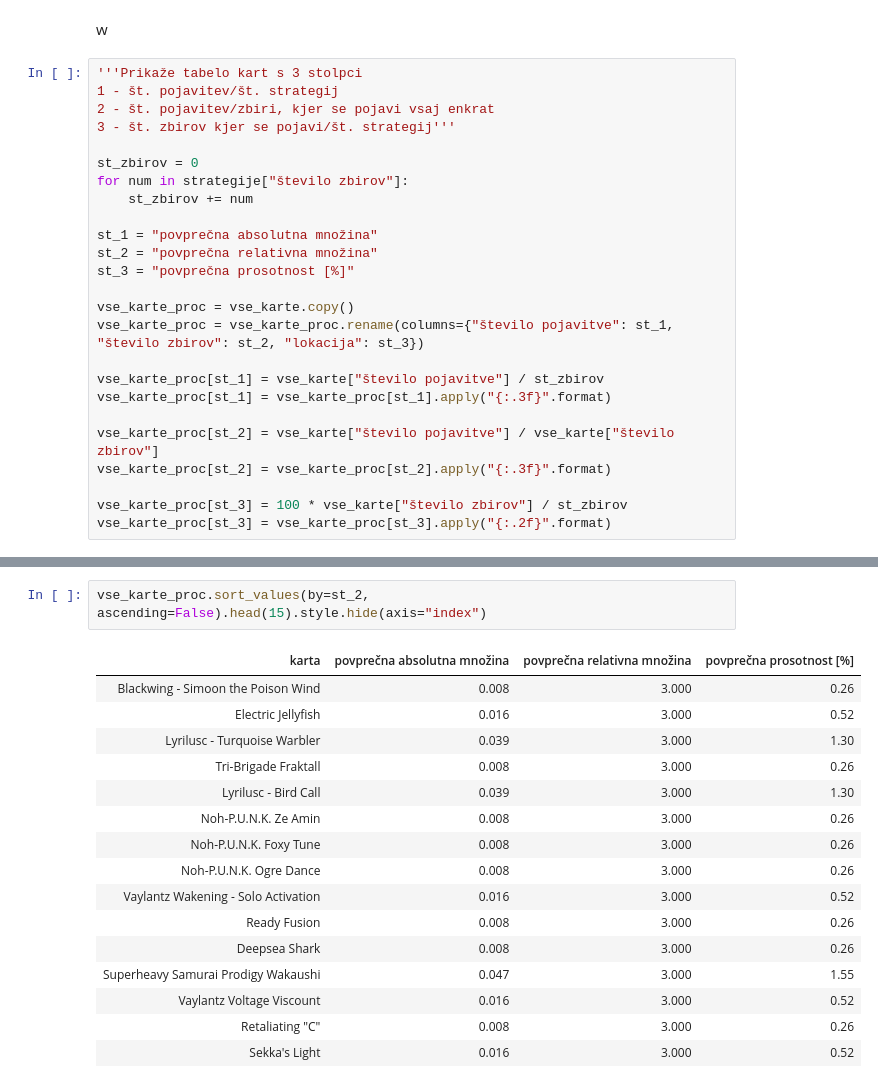
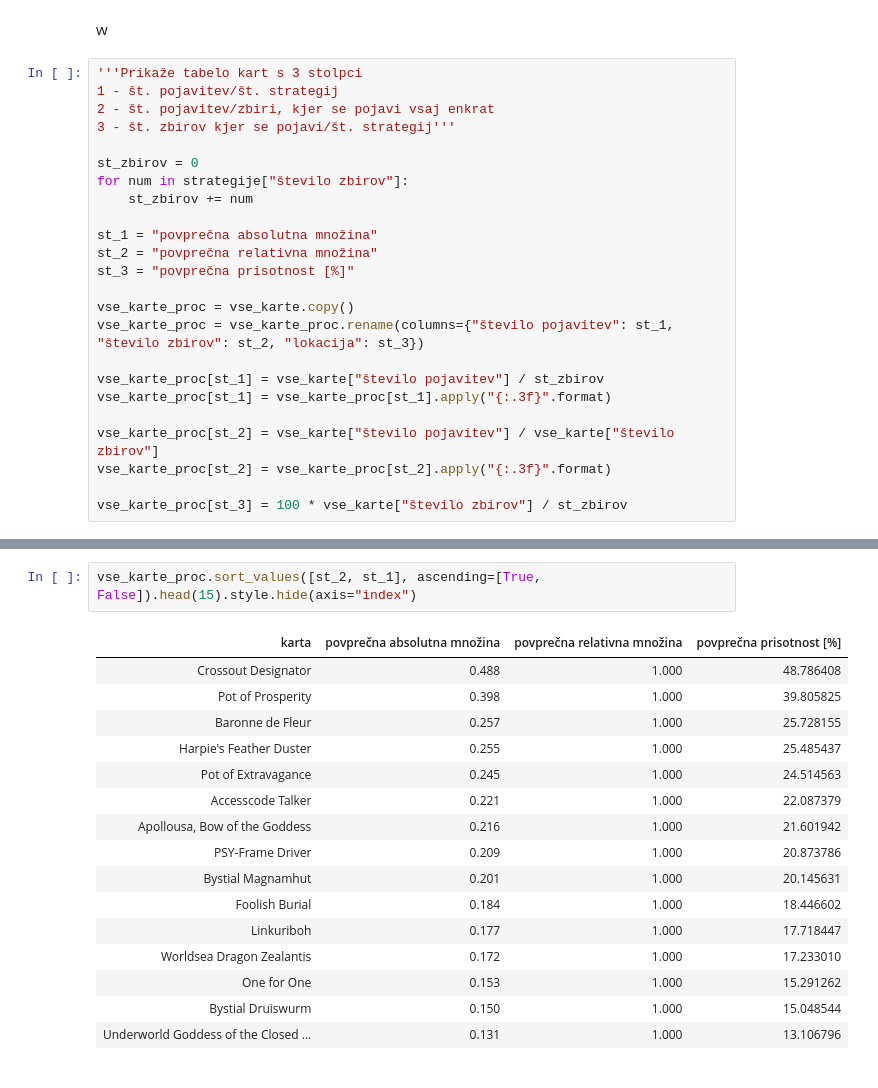
Before and after one commit to MatevzJausovec/Uvod-v-programiranje---Projektna-naloga, a Jupyter notebook: predstavitev.ipynb, the cells around one changed output, grey strips where cells are left out. Cells and saved outputs as stored; diff of their text form.

```diff
--- a/predstavitev.ipynb
+++ b/predstavitev.ipynb
@@ -104,19 +105,18 @@ for num in strategije["število zbirov"]:
 
 st_1 = "povprečna absolutna množina"
 st_2 = "povprečna relativna množina"
-st_3 = "povprečna prosotnost [%]"
+st_3 = "povprečna prisotnost [%]"
 
 vse_karte_proc = vse_karte.copy()
-vse_karte_proc = vse_karte_proc.rename(columns={"število pojavitve": st_1, "število zbirov": st_2, "lokacija": st_3})
+vse_karte_proc = vse_karte_proc.rename(columns={"število pojavitev": st_1, "število zbirov": st_2, "lokacija": st_3})
 
-vse_karte_proc[st_1] = vse_karte["število pojavitve"] / st_zbirov
+vse_karte_proc[st_1] = vse_karte["število pojavitev"] / st_zbirov
 vse_karte_proc[st_1] = vse_karte_proc[st_1].apply("{:.3f}".format)
 
-vse_karte_proc[st_2] = vse_karte["število pojavitve"] / vse_karte["število zbirov"]
+vse_karte_proc[st_2] = vse_karte["število pojavitev"] / vse_karte["število zbirov"]
 vse_karte_proc[st_2] = vse_karte_proc[st_2].apply("{:.3f}".format)
 
 vse_karte_proc[st_3] = 100 * vse_karte["število zbirov"] / st_zbirov
-vse_karte_proc[st_3] = vse_karte_proc[st_3].apply("{:.2f}".format)
 # %%
 vse_karte_proc.sort_values(by=st_1, ascending=False).head(15).style.hide(axis="index")
 # %% [output]
@@ -139,22 +139,22 @@ vse_karte_proc.sort_values(by=st_1, ascending=False).head(15).style.hide(axis="i
 # %%
-vse_karte_proc.sort_values(by=st_2, ascending=False).head(15).style.hide(axis="index")
+vse_karte_proc.sort_values([st_2, st_1], ascending=[True, False]).head(15).style.hide(axis="index")
 # %% [output]
-| karta | povprečna absolutna množina | povprečna relativna množina | povprečna prosotnost [%] |
-| Blackwing - Simoon the Poison Wind | 0.008 | 3.000 | 0.26 |
-| Electric Jellyfish | 0.016 | 3.000 | 0.52 |
-| Lyrilusc - Turquoise Warbler | 0.039 | 3.000 | 1.30 |
-| Tri-Brigade Fraktall | 0.008 | 3.000 | 0.26 |
-| Lyrilusc - Bird Call | 0.039 | 3.000 | 1.30 |
-| Noh-P.U.N.K. Ze Amin | 0.008 | 3.000 | 0.26 |
-| Noh-P.U.N.K. Foxy Tune | 0.008 | 3.000 | 0.26 |
-| Noh-P.U.N.K. Ogre Dance | 0.008 | 3.000 | 0.26 |
-| Vaylantz Wakening - Solo Activation | 0.016 | 3.000 | 0.52 |
-| Ready Fusion | 0.008 | 3.000 | 0.26 |
-| Deepsea Shark | 0.008 | 3.000 | 0.26 |
-| Superheavy Samurai Prodigy Wakaushi | 0.047 | 3.000 | 1.55 |
-| Vaylantz Voltage Viscount | 0.016 | 3.000 | 0.52 |
-| Retaliating "C" | 0.008 | 3.000 | 0.26 |
-| Sekka's Light | 0.016 | 3.000 | 0.52 |
+| karta | povprečna absolutna množina | povprečna relativna množina | povprečna prisotnost [%] |
+| Crossout Designator | 0.488 | 1.000 | 48.786408 |
+| Pot of Prosperity | 0.398 | 1.000 | 39.805825 |
+| Baronne de Fleur | 0.257 | 1.000 | 25.728155 |
+| Harpie's Feather Duster | 0.255 | 1.000 | 25.485437 |
+| Pot of Extravagance | 0.245 | 1.000 | 24.514563 |
+| Accesscode Talker | 0.221 | 1.000 | 22.087379 |
+| Apollousa, Bow of the Goddess | 0.216 | 1.000 | 21.601942 |
+| PSY-Frame Driver | 0.209 | 1.000 | 20.873786 |
+| Bystial Magnamhut | 0.201 | 1.000 | 20.145631 |
+| Foolish Burial | 0.184 | 1.000 | 18.446602 |
+| Linkuriboh | 0.177 | 1.000 | 17.718447 |
+| Worldsea Dragon Zealantis | 0.172 | 1.000 | 17.233010 |
+| One for One | 0.153 | 1.000 | 15.291262 |
+| Bystial Druiswurm | 0.150 | 1.000 | 15.048544 |
+| Underworld Goddess of the Closed ... | 0.131 | 1.000 | 13.106796 |
 # %%
 vse_karte_proc.sort_values(by=st_3, ascending=False).head(15).style.hide(axis="index")
 # %% [output]
```
Also changed, not shown: parts of 12 cells of this notebook, 1 other file.
